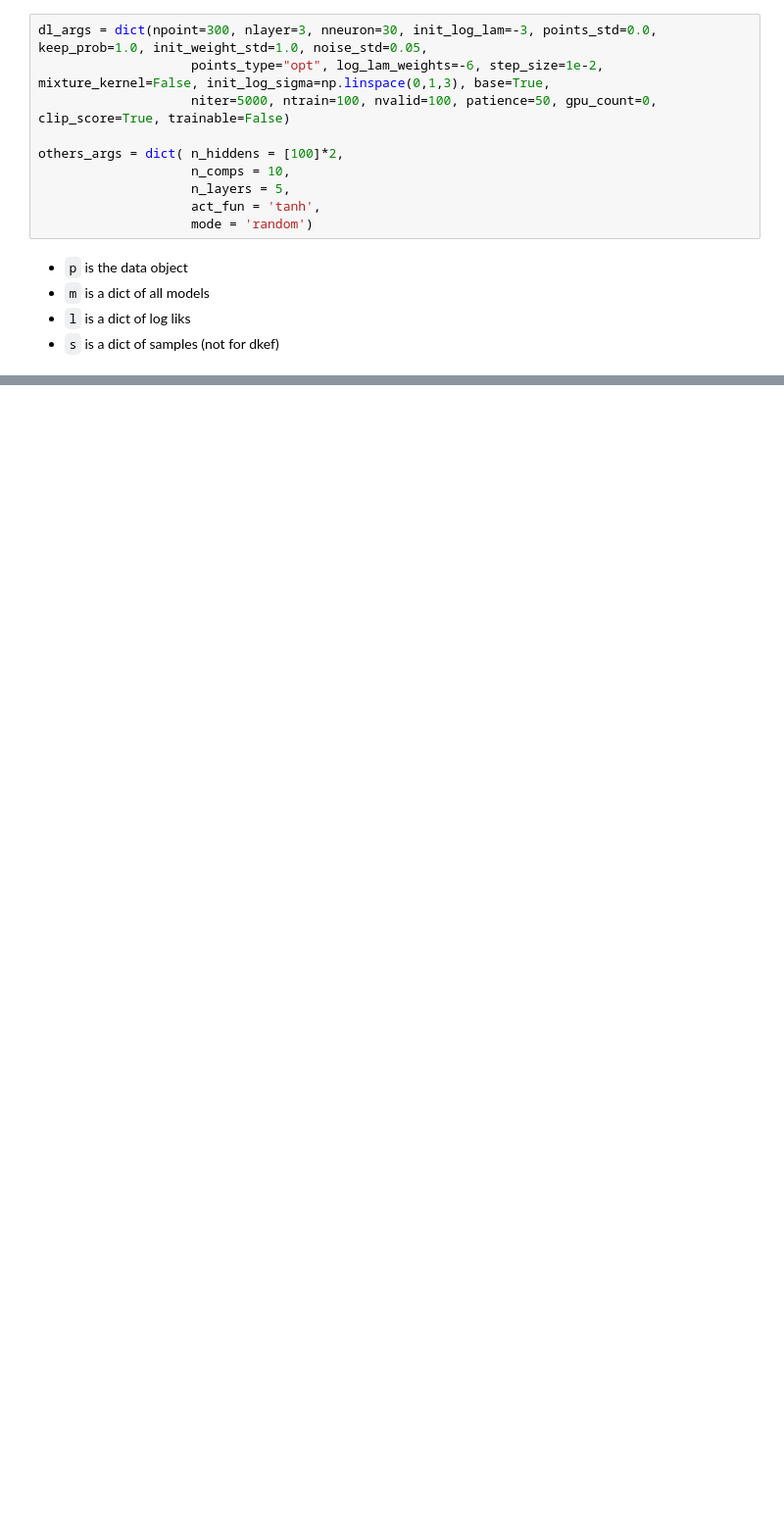
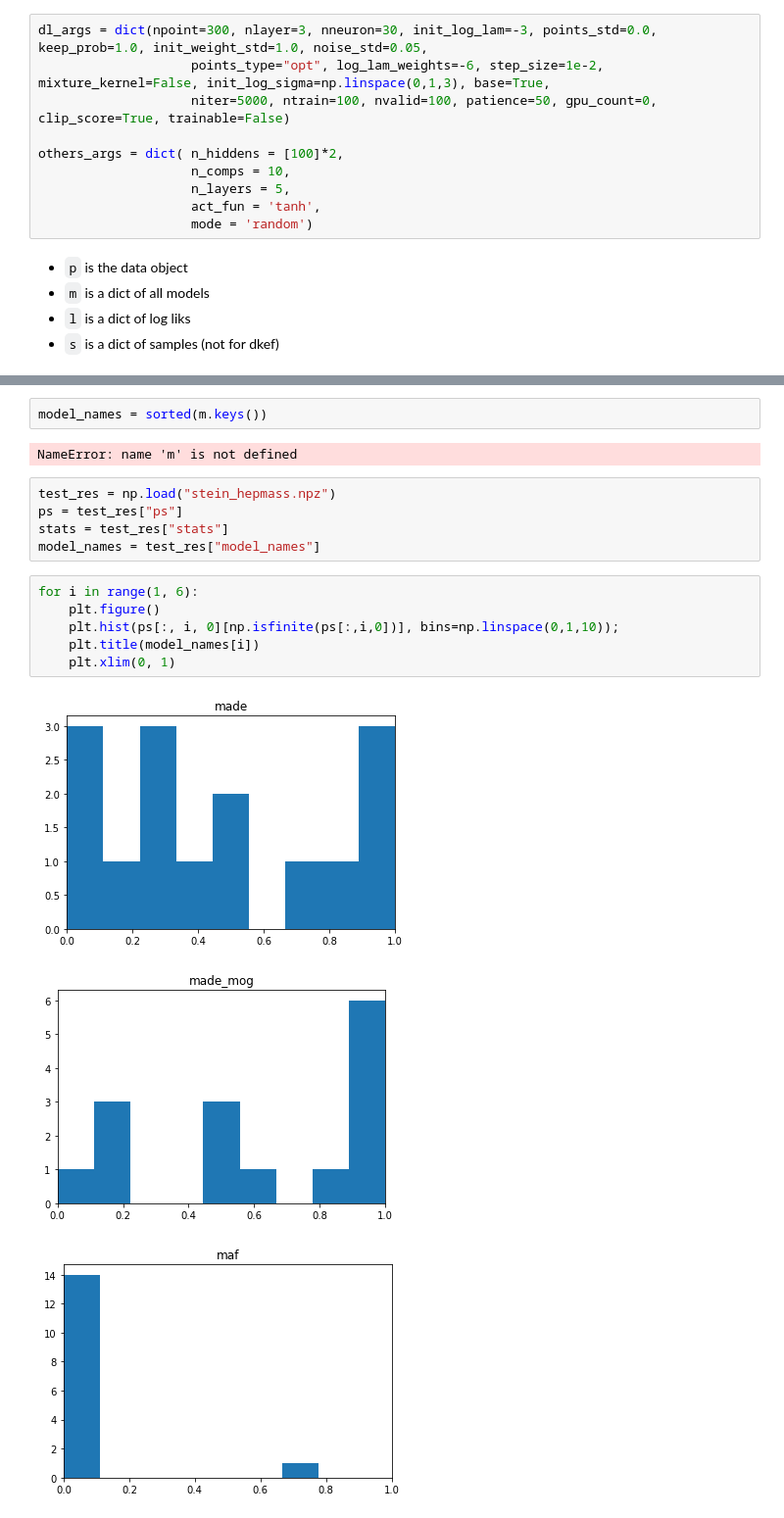
Before and after one commit to kevin-w-li/deep-kexpfam, a Jupyter notebook: run stein tests.ipynb, the cells around one changed output, grey strips where cells are left out. Shown: that part at 98% size. Drawn from its saved outputs; the diff is of its cells as text; blank space fills up the shorter version.

```diff
--- a/run stein tests.ipynb
+++ b/run stein tests.ipynb
@@ -69,0 +97,19 @@ run_all_steins('redwine')
+# %%
+model_names = sorted(m.keys())
+# %% [output]
+NameError: name 'm' is not defined
+# %%
+test_res = np.load("stein_hepmass.npz")
+ps = test_res["ps"]
+stats = test_res["stats"]
+model_names = test_res["model_names"]
+# %%
+for i in range(1, 6):
+    plt.figure()
+    plt.hist(ps[:, i, 0][np.isfinite(ps[:,i,0])], bins=np.linspace(0,1,10));
+    plt.title(model_names[i])
+    plt.xlim(0, 1)
+# %% [output]
+[figure, added]
+[figure, added]
+[figure, added]
```
Also changed, not shown: parts of 9 cells of this notebook, 15 other files.
